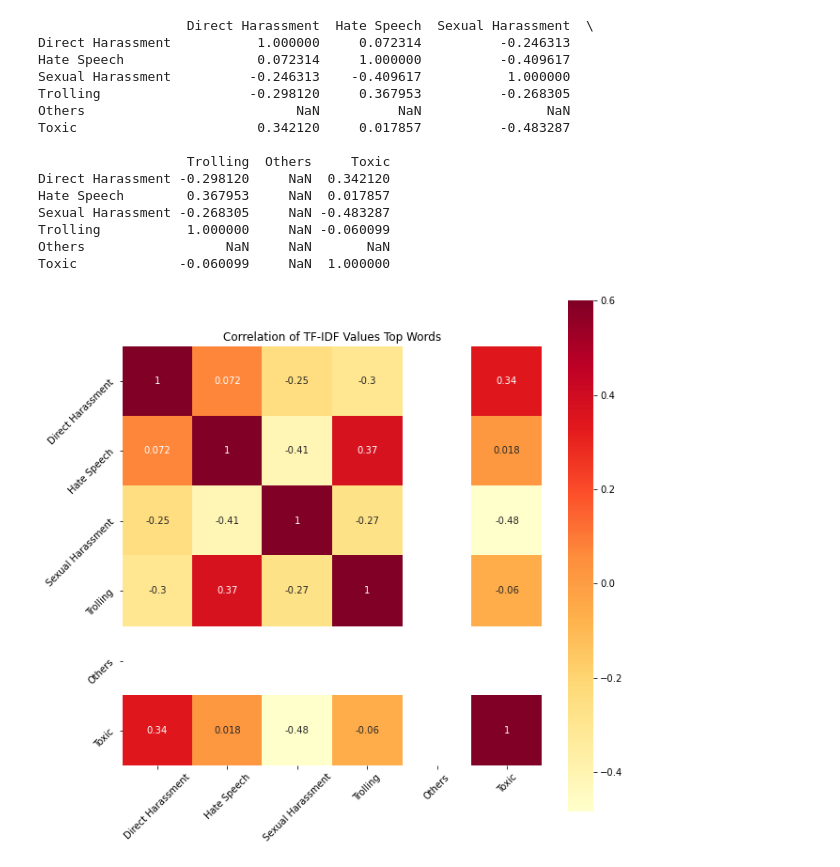
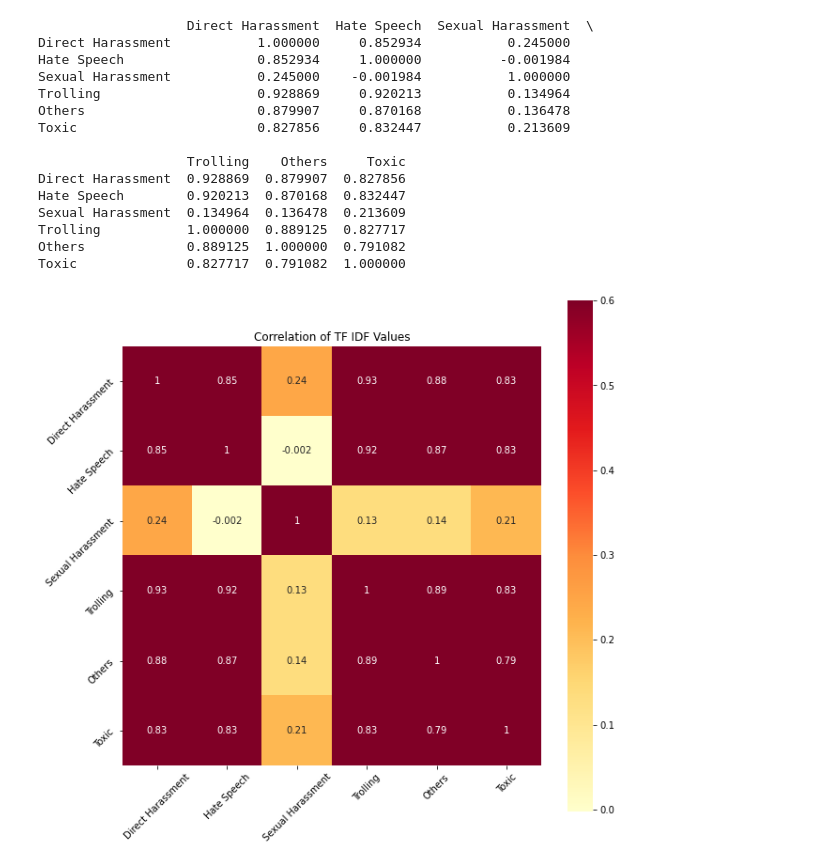
Before and after one commit to feebeef/Twitch-Chat-Log-Toxicity-Analysis, a Jupyter notebook: corScript_YouTubeX.ipynb, the cells around one changed output. Cells and saved outputs as stored; diff of their text form; code cells hidden in the pictures.

Commit message:
correlational Analysis

```diff
--- a/corScript_YouTubeX.ipynb
+++ b/corScript_YouTubeX.ipynb
@@ -22,0 +11,13 @@ df
+# %%
+#os.chdir(r"D:\Programs\Jupyter Notebooks\Thesis RIP Scripts\Annotations\usanews0")
+
+df = pd.read_csv('Annotations/usanews0/usanews.csv')
+df = df.fillna(0)
+
+labels = ["Direct Harassment", "Hate Speech","Sexual Harassment","Trolling", "Others", "Toxic"]
+
+df_test = df[labels].astype("float").replace(r'^\s*$', np.nan, regex=True).fillna(0).replace(np.nan,0)
+
+df.info()
+
+df_test.drop(columns=['Others'], inplace = True)
@@ -107,12 +122,16 @@ Toxic             -0.193919     NaN  1.000000
 # %%
 #get top 10 words per label
+top_words = []
 print("TOP TFIDF SCORES FOR EACH LABEL")
 for label in labels:
     #top 10 words per category
     TFIDF_top_scores[label] = pd.DataFrame(tfidf_df.T[label].sort_values().tail(10))
     #TFIDF_top_scores[label].columns = ["Word", "TF-IDF SCORE"]
-    TFIDF_top_scores[label].plot(kind='barh')
-    plt.title(label)
-    plt.show()
+#     TFIDF_top_scores[label].plot(kind='barh')
+#     plt.title(label)
+#     plt.show()
+    for word in list(TFIDF_top_scores[label].index):
+        top_words.append(word)
+    display(TFIDF_top_scores[label])
 # %% [output]
 TOP TFIDF SCORES FOR EACH LABEL
@@ -125,11 +204,20 @@ TOP TFIDF SCORES FOR EACH LABEL
 # %%
-top_words = []
-for label in labels:
-    top_words.extend(list(TFIDF_top_scores[label].index))
+
+vector = vectorizer.fit_transform(list(doc_per_label.values()))
+features = np.array(vectorizer.get_feature_names())
+tfidf_df = pd.DataFrame(vector.todense(), columns=features, index=doc_per_label.keys())
 
 
-top_tfidf_df = tfidf_df[top_words].T.reset_index()
-display(top_tfidf_df)
+#correlation of TF-IDF Values
+heatmap(tfidf_df[top_words].T.reset_index(), "Correlation of TF IDF Values")
 
-heatmap(top_tfidf_df, "Correlation of TF-IDF Values Top Words")
+
+# for label in labels:
+#     top_words.extend(list(TFIDF_top_scores[label].index))
+
+
+# top_tfidf_df = tfidf_df[top_words].T.reset_index()
+# #display(top_tfidf_df)
+
+# heatmap(top_tfidf_df, "Correlation of TF-IDF Values Top Words")
 # %% [output]
@@ -153,16 +224,16 @@ heatmap(top_tfidf_df, "Correlation of TF-IDF Values Top Words")
                    Direct Harassment  Hate Speech  Sexual Harassment  \
-Direct Harassment           1.000000     0.072314          -0.246313
-Hate Speech                 0.072314     1.000000          -0.409617
-Sexual Harassment          -0.246313    -0.409617           1.000000
-Trolling                   -0.298120     0.367953          -0.268305
-Others                           NaN          NaN                NaN
-Toxic                       0.342120     0.017857          -0.483287
+Direct Harassment           1.000000     0.852934           0.245000
+Hate Speech                 0.852934     1.000000          -0.001984
+Sexual Harassment           0.245000    -0.001984           1.000000
+Trolling                    0.928869     0.920213           0.134964
+Others                      0.879907     0.870168           0.136478
+Toxic                       0.827856     0.832447           0.213609
 
-                   Trolling  Others     Toxic
-Direct Harassment -0.298120     NaN  0.342120
-Hate Speech        0.367953     NaN  0.017857
-Sexual Harassment -0.268305     NaN -0.483287
-Trolling           1.000000     NaN -0.060099
-Others                  NaN     NaN       NaN
-Toxic             -0.060099     NaN  1.000000
+                   Trolling    Others     Toxic
+Direct Harassment  0.928869  0.879907  0.827856
+Hate Speech        0.920213  0.870168  0.832447
+Sexual Harassment  0.134964  0.136478  0.213609
+Trolling           1.000000  0.889125  0.827717
+Others             0.889125  1.000000  0.791082
+Toxic              0.827717  0.791082  1.000000
-[figure, old version]
+[figure, new version]
```
Also changed, not shown: parts of 7 cells of this notebook, 1 other file.
